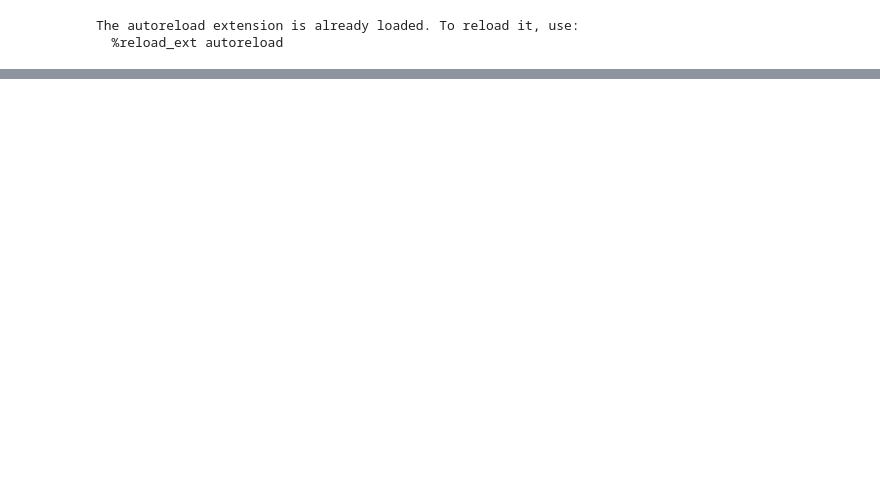
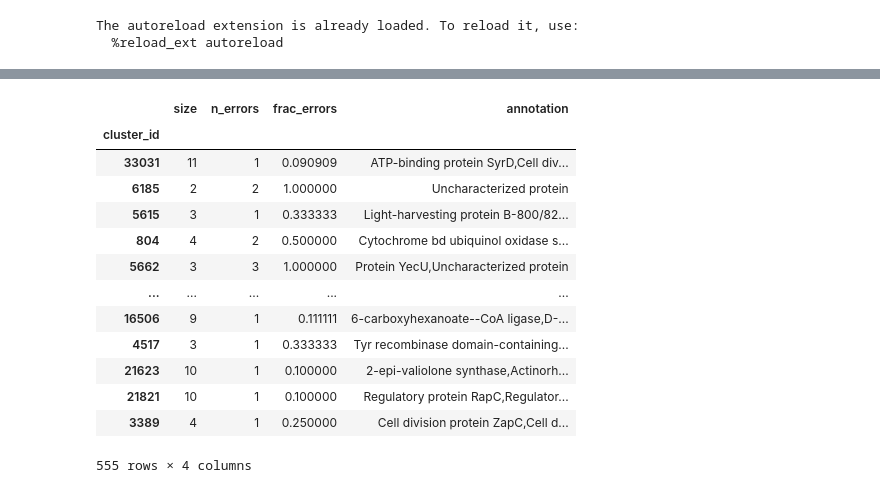
Before and after one commit to pipparichter/frugal, a Jupyter notebook: notebooks/results.ipynb, the cells around one changed output, grey strips where cells are left out. Cells and saved outputs as stored; diff of their text form; code cells hidden in the pictures; blank space fills up the shorter version.

```diff
--- a/notebooks/results.ipynb
+++ b/notebooks/results.ipynb
@@ -162,0 +155,11 @@ fp_results_df[['seq']]
+# %%
+error_cluster_ids = results_df[results_df.model_label != results_df.label].cluster_id.unique()
+
+cluster_df = pd.read_csv('../data/datasets/dataset_cluster.csv', index_col=0)
+cluster_df = cluster_df[cluster_df.cluster_id.isin(error_cluster_ids)].copy()
+
+cluster_results_df = pd.DataFrame(index=pd.Index(error_cluster_ids, name='cluster_id'))
+cluster_results_df['size'] = cluster_df.groupby('cluster_id').apply(len, include_groups=False)
+cluster_results_df['n_errors'] = results_df[results_df.model_label != results_df.label].groupby('cluster_id').apply(len, include_groups=False)
+cluster_results_df['frac_errors'] = cluster_results_df.n_errors / cluster_results_df['size']
+cluster_results_df['annotation'] = annotate_clusters(results_df)
@@ -162,0 +174,17 @@ fp_results_df[['seq']]
+# %%
+cluster_results_df[cluster_results_df.annotation != 'none']
+# %% [output]
+|  | size | n_errors | frac_errors | annotation |
+| cluster_id |  |  |  |  |
+| 33031 | 11 | 1 | 0.090909 | ATP-binding protein SyrD,Cell div... |
+| 6185 | 2 | 2 | 1.000000 | Uncharacterized protein |
+| 5615 | 3 | 1 | 0.333333 | Light-harvesting protein B-800/82... |
+| 804 | 4 | 2 | 0.500000 | Cytochrome bd ubiquinol oxidase s... |
+| 5662 | 3 | 3 | 1.000000 | Protein YecU,Uncharacterized protein |
+| ... | ... | ... | ... | ... |
+| 16506 | 9 | 1 | 0.111111 | 6-carboxyhexanoate--CoA ligase,D-... |
+| 4517 | 3 | 1 | 0.333333 | Tyr recombinase domain-containing... |
+| 21623 | 10 | 1 | 0.100000 | 2-epi-valiolone synthase,Actinorh... |
+| 21821 | 10 | 1 | 0.100000 | Regulatory protein RapC,Regulator... |
+| 3389 | 4 | 1 | 0.250000 | Cell division protein ZapC,Cell d... |
+555 rows × 4 columns
```
Also changed, not shown: parts of 16 cells of this notebook, 9 other files.
